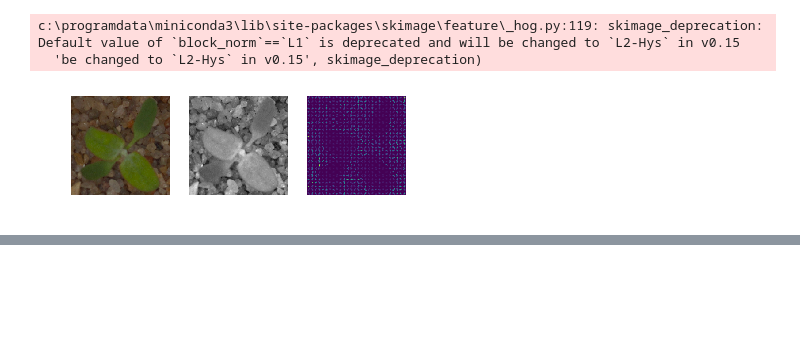
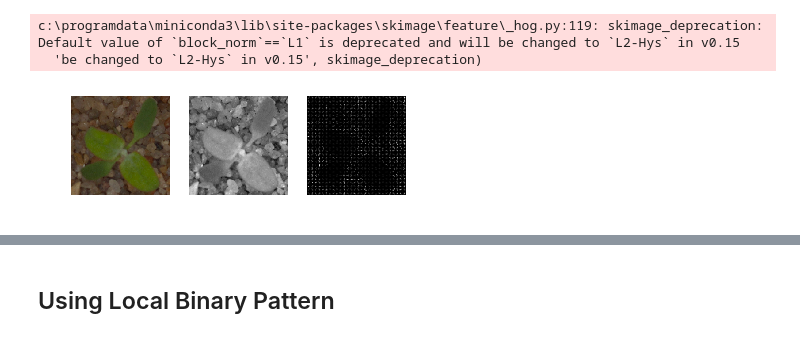
Before and after one commit to shuoenchang/CCU-Computer_Vision, a Jupyter notebook: HW1/HW1.ipynb, the cells around one changed output, grey strips where cells are left out. Saved outputs shown, nothing was run; the diff lists cells and outputs as text; code cells hidden in the pictures; blank space fills up the shorter version.

```diff
--- a/HW1/HW1.ipynb
+++ b/HW1/HW1.ipynb
@@ -174,15 +167,15 @@ c:\programdata\miniconda3\lib\site-packages\skimage\feature\_hog.py:119: skimage
 # %%
 plt.subplot(1,3,1)
 plt.imshow(test['data'][10])
 plt.axis('off')
 plt.subplot(1,3,2)
 plt.imshow(test['grayscale'][10], cmap=plt.cm.gray)
 plt.axis('off')
 plt.subplot(1,3,3)
-plt.imshow(test['hog_image'][10])
+plt.imshow(test['hog_image'][10], cmap=plt.cm.gray)
 plt.axis('off')
 plt.show()
 # %% [output]
-[figure, old version]
+[figure, new version]
 # %%
 for testID in tqdm(range(len(test))):
@@ -198,3 +191,5 @@ for testID in tqdm(range(len(test))):
 [interactive output not drawn]
 # %%
 test[['file', 'species']].to_csv('submission_HOG.csv', index=False)
+# %% [markdown]
+## Using Local Binary Pattern
```
Also changed, not shown: parts of 18 cells of this notebook, 4 other files.
